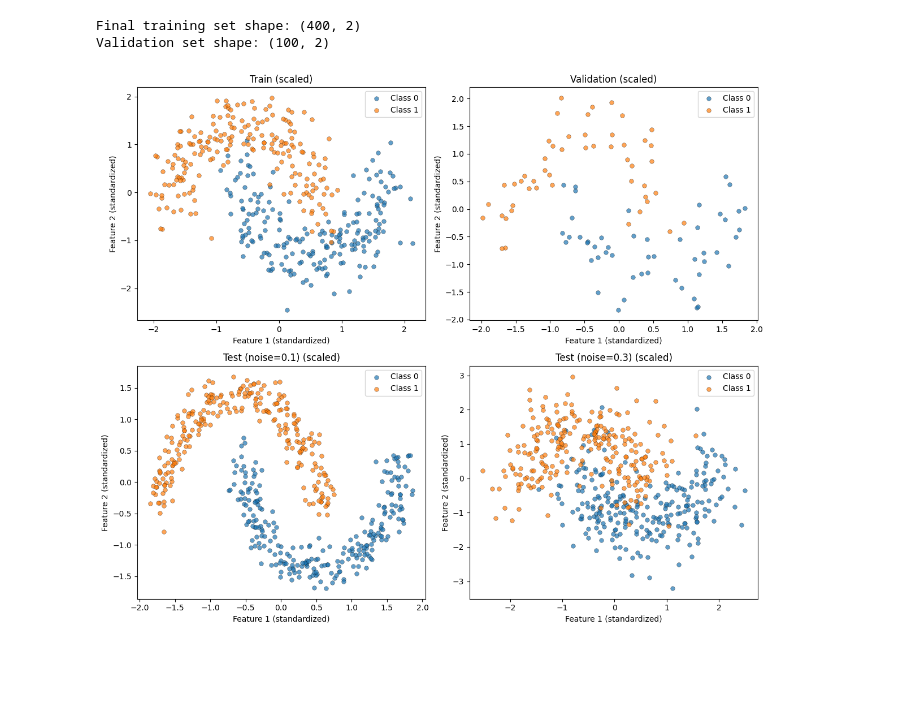
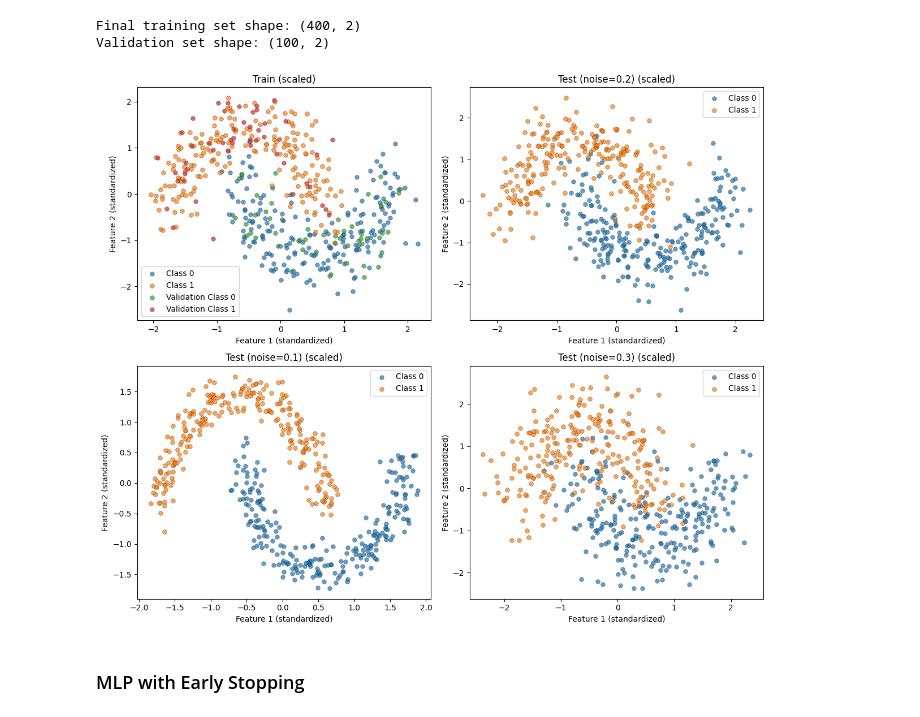
Before and after one commit to jsmaskeen/ES335-Assignment3, a Jupyter notebook: Task 2/two_moons.ipynb.ipynb, the cells around one changed output. Cells and saved outputs as stored; diff of their text form; code cells hidden in the pictures; blank space fills up the shorter version.

Commit message:
Theory + Imbalanced Dataset

```diff
--- a/Task 2/two_moons.ipynb.ipynb
+++ b/Task 2/two_moons.ipynb.ipynb
@@ -147,13 +158,18 @@ X_train_scaled = scaler.fit_transform(X_train) # Fit ONLY on X_train
 
 # Transform all other sets
 X_val_scaled = scaler.transform(X_val)
+X_train_full_scaled = scaler.transform(X_train_full)
 X_test_01_scaled = scaler.transform(X_test_01)
+X_test_02_scaled = scaler.transform(X_test_02)
 X_test_03_scaled = scaler.transform(X_test_03)
 
 # Convert to PyTorch Tensors
-# We need y to be (batch_size, 1) and float for BCEWithLogitsLoss
+# We need y to be (batch_size, 1) and float for BinaryCrossEntropyWithLogitsLoss
 X_train_t = torch.tensor(X_train_scaled, dtype=torch.float32)
 y_train_t = torch.tensor(y_train, dtype=torch.float32).view(-1, 1)
+
+X_train_full_t = torch.tensor(X_train_full_scaled, dtype=torch.float32)
+y_train_full_t = torch.tensor(y_train_full, dtype=torch.float32).view(-1, 1)
 
 X_val_t = torch.tensor(X_val_scaled, dtype=torch.float32)
 y_val_t = torch.tensor(y_val, dtype=torch.float32).view(-1, 1)
@@ -161,54 +177,56 @@ y_val_t = torch.tensor(y_val, dtype=torch.float32).view(-1, 1)
 X_test_01_t = torch.tensor(X_test_01_scaled, dtype=torch.float32)
 y_test_01_t = torch.tensor(y_test_01, dtype=torch.float32).view(-1, 1)
 
+X_test_02_t = torch.tensor(X_test_02_scaled, dtype=torch.float32)
+y_test_02_t = torch.tensor(y_test_02, dtype=torch.float32).view(-1, 1)
+
 X_test_03_t = torch.tensor(X_test_03_scaled, dtype=torch.float32)
 y_test_03_t = torch.tensor(y_test_03, dtype=torch.float32).view(-1, 1)
 # %%
-# Visualize the SCALED datasets (Train / Val / Test 0.1 / Test 0.3)
+# Visualize the SCALED datasets
 fig, axes = plt.subplots(2, 2, figsize=(12, 10))
-
-# Unpack axes for convenience
-ax00, ax01, ax10, ax11 = axes.flatten()
 
 # Use same scatter settings as before
 scatter_kwargs_scaled = dict(alpha=0.7, s=30, edgecolor='k', linewidths=0.3)
 
 # Train (scaled)
-ax00.scatter(X_train_scaled[y_train==0, 0], X_train_scaled[y_train==0, 1], label='Class 0', **scatter_kwargs_scaled)
-ax00.scatter(X_train_scaled[y_train==1, 0], X_train_scaled[y_train==1, 1], label='Class 1', **scatter_kwargs_scaled)
-ax00.set_title('Train (scaled)')
-ax00.set_xlabel('Feature 1 (standardized)')
-ax00.set_ylabel('Feature 2 (standardized)')
-ax00.legend()
+axes[0][0].scatter(X_train_scaled[y_train==0, 0], X_train_scaled[y_train==0, 1], label='Class 0', **scatter_kwargs_scaled)
+axes[0][0].scatter(X_train_scaled[y_train==1, 0], X_train_scaled[y_train==1, 1], label='Class 1', **scatter_kwargs_scaled)
+axes[0][0].scatter(X_val_scaled[y_val==0, 0], X_val_scaled[y_val==0, 1], label='Validation Class 0', **scatter_kwargs_scaled)
+axes[0][0].scatter(X_val_scaled[y_val==1, 0], X_val_scaled[y_val==1, 1], label='Validation Class 1', **scatter_kwargs_scaled)
+axes[0][0].set_title('Train (scaled)')
+axes[0][0].set_xlabel('Feature 1 (standardized)')
+axes[0][0].set_ylabel('Feature 2 (standardized)')
+axes[0][0].legend()
 
-# Validation (scaled)
-ax01.scatter(X_val_scaled[y_val==0, 0], X_val_scaled[y_val==0, 1], label='Class 0', **scatter_kwargs_scaled)
-ax01.scatter(X_val_scaled[y_val==1, 0], X_val_scaled[y_val==1, 1], label='Class 1', **scatter_kwargs_scaled)
-ax01.set_title('Validation (scaled)')
-ax01.set_xlabel('Feature 1 (standardized)')
-ax01.set_ylabel('Feature 2 (standardized)')
-ax01.legend()
+# Test (scaled)
+axes[0][1].scatter(X_test_02_scaled[y_test_02==0, 0], X_test_02_scaled[y_test_02==0, 1], label='Class 0', **scatter_kwargs_scaled)
+axes[0][1].scatter(X_test_02_scaled[y_test_02==1, 0], X_test_02_scaled[y_test_02==1, 1], label='Class 1', **scatter_kwargs_scaled)
+axes[0][1].set_title('Test (noise=0.2) (scaled)')
+axes[0][1].set_xlabel('Feature 1 (standardized)')
+axes[0][1].set_ylabel('Feature 2 (standardized)')
+axes[0][1].legend()
 
 # Test noise=0.1 (scaled)
-ax10.scatter(X_test_01_scaled[y_test_01==0, 0], X_test_01_scaled[y_test_01==0, 1], label='Class 0', **scatter_kwargs_scaled)
-ax10.scatter(X_test_01_scaled[y_test_01==1, 0], X_test_01_scaled[y_test_01==1, 1], label='Class 1', **scatter_kwargs_scaled)
-ax10.set_title('Test (noise=0.1) (scaled)')
-ax10.set_xlabel('Feature 1 (standardized)')
-ax10.set_ylabel('Feature 2 (standardized)')
-ax10.legend()
+axes[1][0].scatter(X_test_01_scaled[y_test_01==0, 0], X_test_01_scaled[y_test_01==0, 1], label='Class 0', **scatter_kwargs_scaled)
+axes[1][0].scatter(X_test_01_scaled[y_test_01==1, 0], X_test_01_scaled[y_test_01==1, 1], label='Class 1', **scatter_kwargs_scaled)
+axes[1][0].set_title('Test (noise=0.1) (scaled)')
+axes[1][0].set_xlabel('Feature 1 (standardized)')
+axes[1][0].set_ylabel('Feature 2 (standardized)')
+axes[1][0].legend()
 
 # Test noise=0.3 (scaled)
-ax11.scatter(X_test_03_scaled[y_test_03==0, 0], X_test_03_scaled[y_test_03==0, 1], label='Class 0', **scatter_kwargs_scaled)
-ax11.scatter(X_test_03_scaled[y_test_03==1, 0], X_test_03_scaled[y_test_03==1, 1], label='Class 1', **scatter_kwargs_scaled)
-ax11.set_title('Test (noise=0.3) (scaled)')
-ax11.set_xlabel('Feature 1 (standardized)')
-ax11.set_ylabel('Feature 2 (standardized)')
-ax11.legend()
+axes[1][1].scatter(X_test_03_scaled[y_test_03==0, 0], X_test_03_scaled[y_test_03==0, 1], label='Class 0', **scatter_kwargs_scaled)
+axes[1][1].scatter(X_test_03_scaled[y_test_03==1, 0], X_test_03_scaled[y_test_03==1, 1], label='Class 1', **scatter_kwargs_scaled)
+axes[1][1].set_title('Test (noise=0.3) (scaled)')
+axes[1][1].set_xlabel('Feature 1 (standardized)')
+axes[1][1].set_ylabel('Feature 2 (standardized)')
+axes[1][1].legend()
 
 plt.tight_layout()
 plt.show()
 # %% [output]
-[figure, old version]
+[figure, new version]
 # %%
 # Define the MLP
 class SimpleMLP(nn.Module):
@@ -281,6 +299,8 @@ def train_network(model, X_train, y_train, X_val, y_val,
 
     if early_stopping_patience and best_model_state:
         model.load_state_dict(best_model_state) # Ensure best model is loaded
+# %% [markdown]
+### MLP with Early Stopping
 # %%
 print("\n--- Training Model 1: MLP + Early Stopping ---")
 model_es = SimpleMLP()
```
Also changed, not shown: parts of 16 cells of this notebook.
